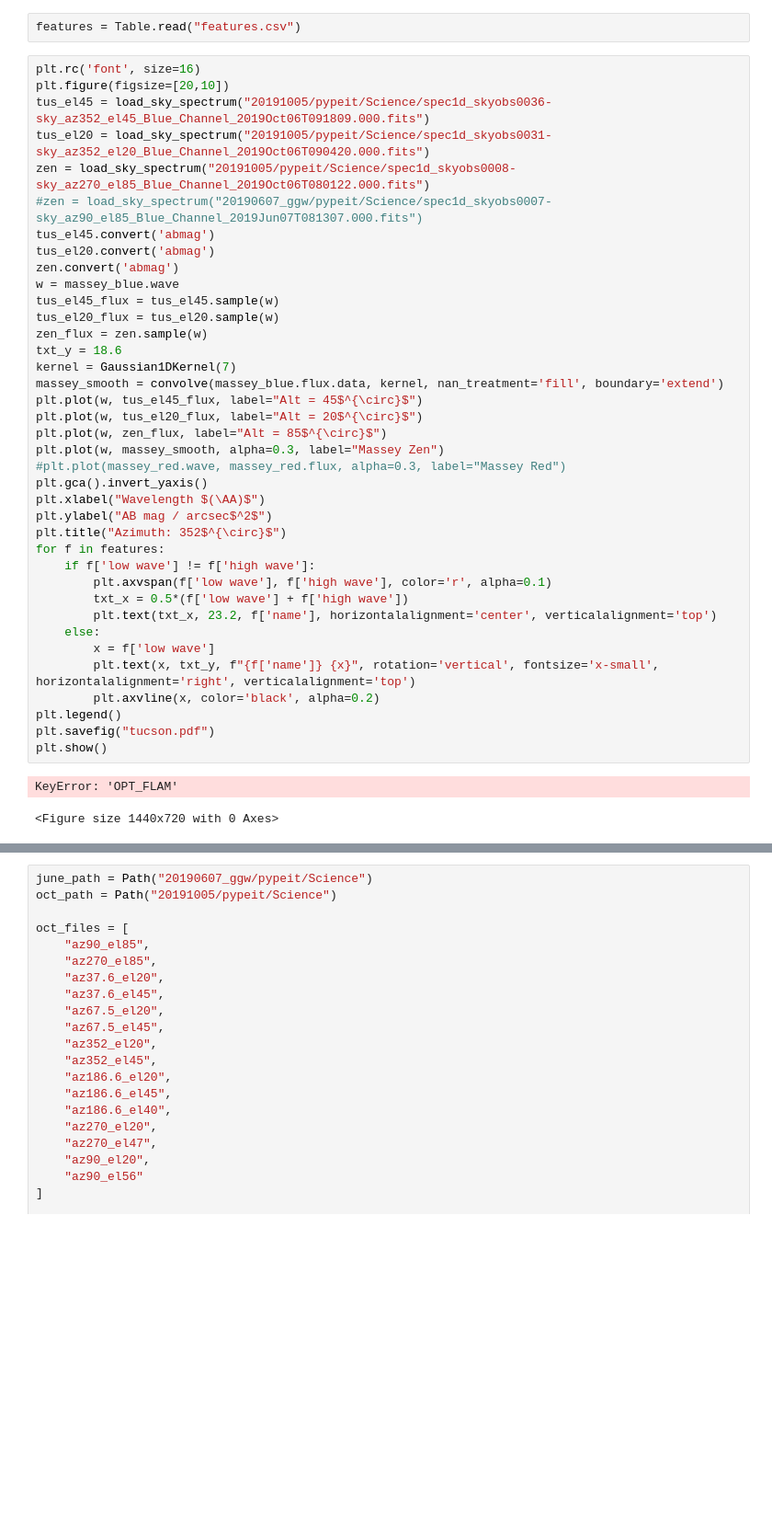
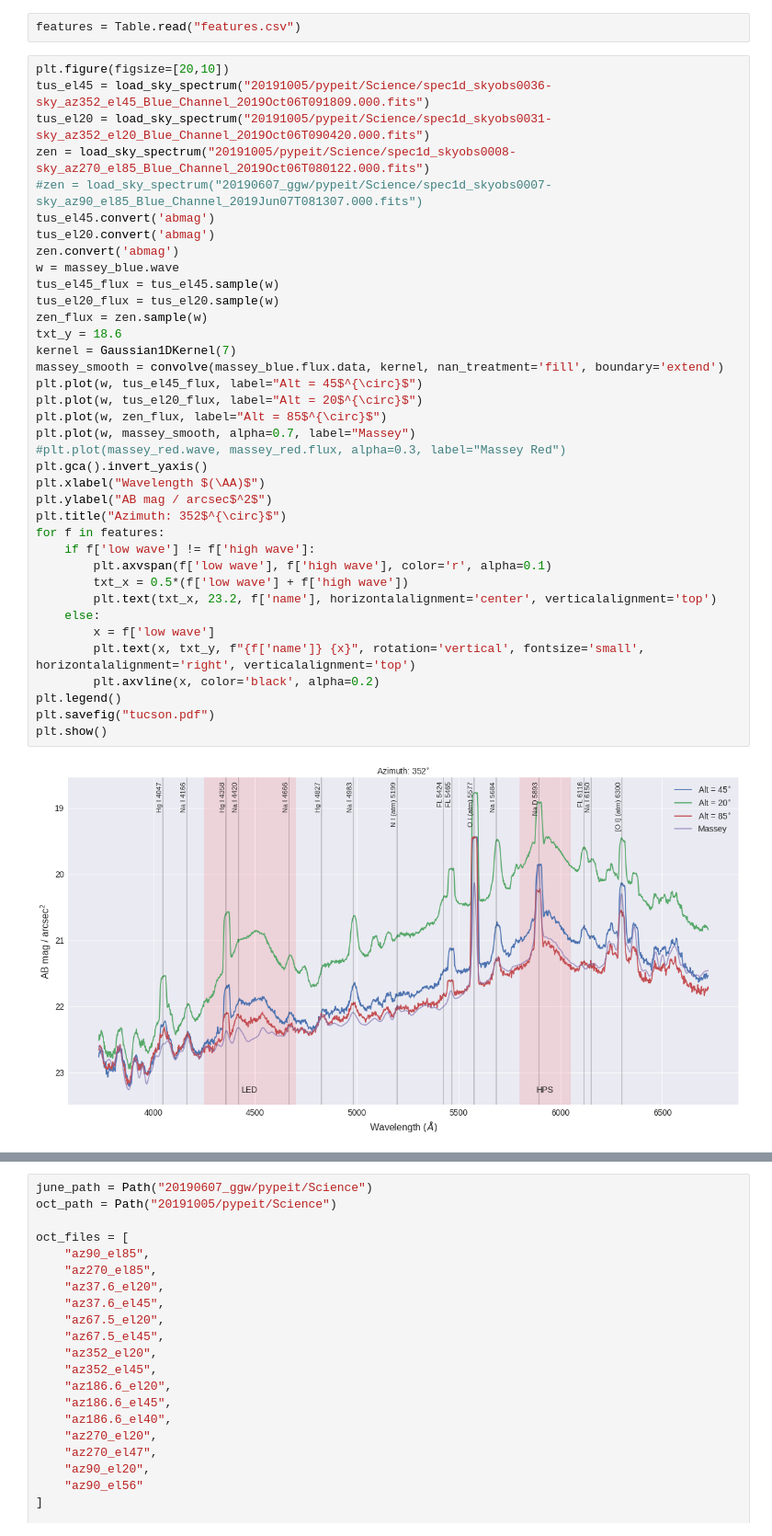
Before and after one commit to MMTObservatory/mmto_sky_brightness, a Jupyter notebook: sky_spectra.ipynb, the cells around one changed output, grey strips where cells are left out. Shown at 92% size. Cells and saved outputs as stored; diff of their text form; blank space fills up the shorter version.

```diff
--- a/sky_spectra.ipynb
+++ b/sky_spectra.ipynb
@@ -60,7 +54,6 @@ IndexError: list index out of range
 # %%
 features = Table.read("features.csv")
 # %%
-plt.rc('font', size=16)
 plt.figure(figsize=[20,10])
 tus_el45 = load_sky_spectrum("20191005/pypeit/Science/spec1d_skyobs0036-sky_az352_el45_Blue_Channel_2019Oct06T091809.000.fits")
 tus_el20 = load_sky_spectrum("20191005/pypeit/Science/spec1d_skyobs0031-sky_az352_el20_Blue_Channel_2019Oct06T090420.000.fits")
@@ -69,35 +62,34 @@ zen = load_sky_spectrum("20191005/pypeit/Science/spec1d_skyobs0008-sky_az270_el8
 tus_el45.convert('abmag')
 tus_el20.convert('abmag')
 zen.convert('abmag')
 w = massey_blue.wave
 tus_el45_flux = tus_el45.sample(w)
 tus_el20_flux = tus_el20.sample(w)
 zen_flux = zen.sample(w)
 txt_y = 18.6
 kernel = Gaussian1DKernel(7)
 massey_smooth = convolve(massey_blue.flux.data, kernel, nan_treatment='fill', boundary='extend')
 plt.plot(w, tus_el45_flux, label="Alt = 45$^{\circ}$")
 plt.plot(w, tus_el20_flux, label="Alt = 20$^{\circ}$")
 plt.plot(w, zen_flux, label="Alt = 85$^{\circ}$")
-plt.plot(w, massey_smooth, alpha=0.3, label="Massey Zen")
+plt.plot(w, massey_smooth, alpha=0.7, label="Massey")
 #plt.plot(massey_red.wave, massey_red.flux, alpha=0.3, label="Massey Red")
 plt.gca().invert_yaxis()
 plt.xlabel("Wavelength $(\AA)$")
 plt.ylabel("AB mag / arcsec$^2$")
 plt.title("Azimuth: 352$^{\circ}$")
 for f in features:
     if f['low wave'] != f['high wave']:
         plt.axvspan(f['low wave'], f['high wave'], color='r', alpha=0.1)
         txt_x = 0.5*(f['low wave'] + f['high wave'])
         plt.text(txt_x, 23.2, f['name'], horizontalalignment='center', verticalalignment='top')
     else:
         x = f['low wave']
-        plt.text(x, txt_y, f"{f['name']} {x}", rotation='vertical', fontsize='x-small', horizontalalignment='right', verticalalignment='top')
+        plt.text(x, txt_y, f"{f['name']} {x}", rotation='vertical', fontsize='small', horizontalalignment='right', verticalalignment='top')
         plt.axvline(x, color='black', alpha=0.2)
 plt.legend()
 plt.savefig("tucson.pdf")
 plt.show()
 # %% [output]
-KeyError: 'OPT_FLAM'
-<Figure size 1440x720 with 0 Axes>
+[figure, added]
 # %%
```
Also changed, not shown: parts of 7 cells of this notebook.
